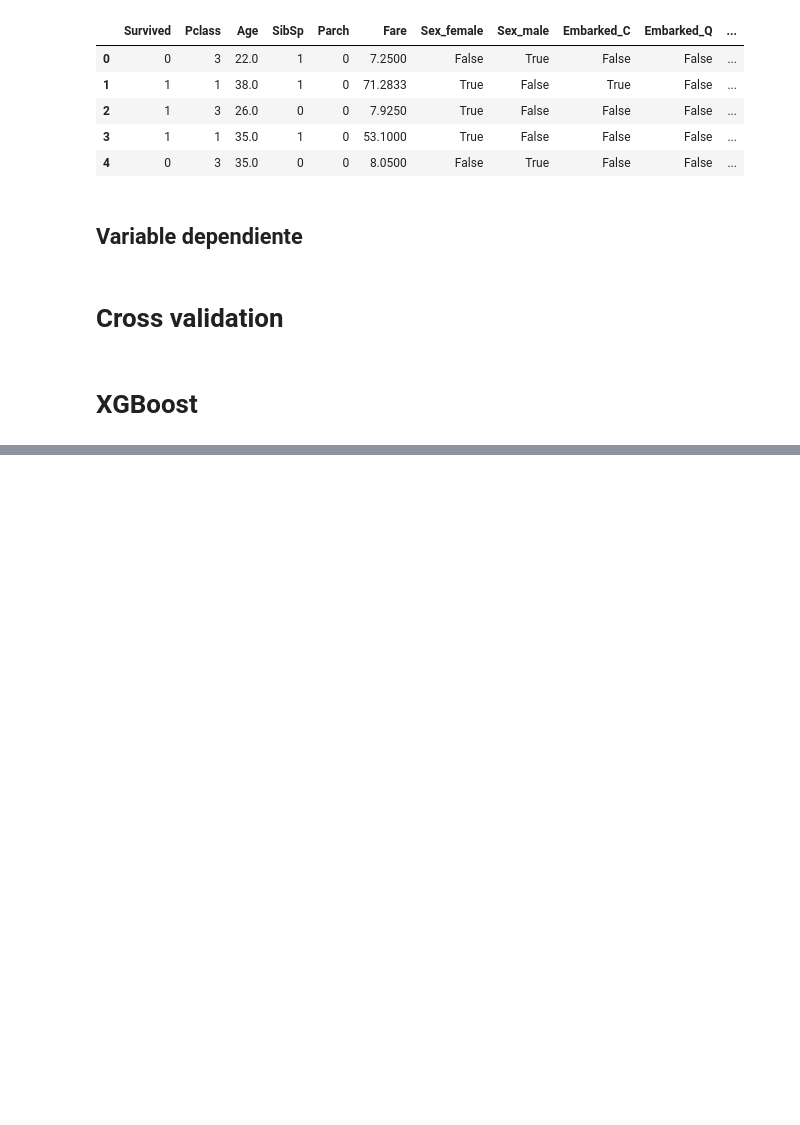
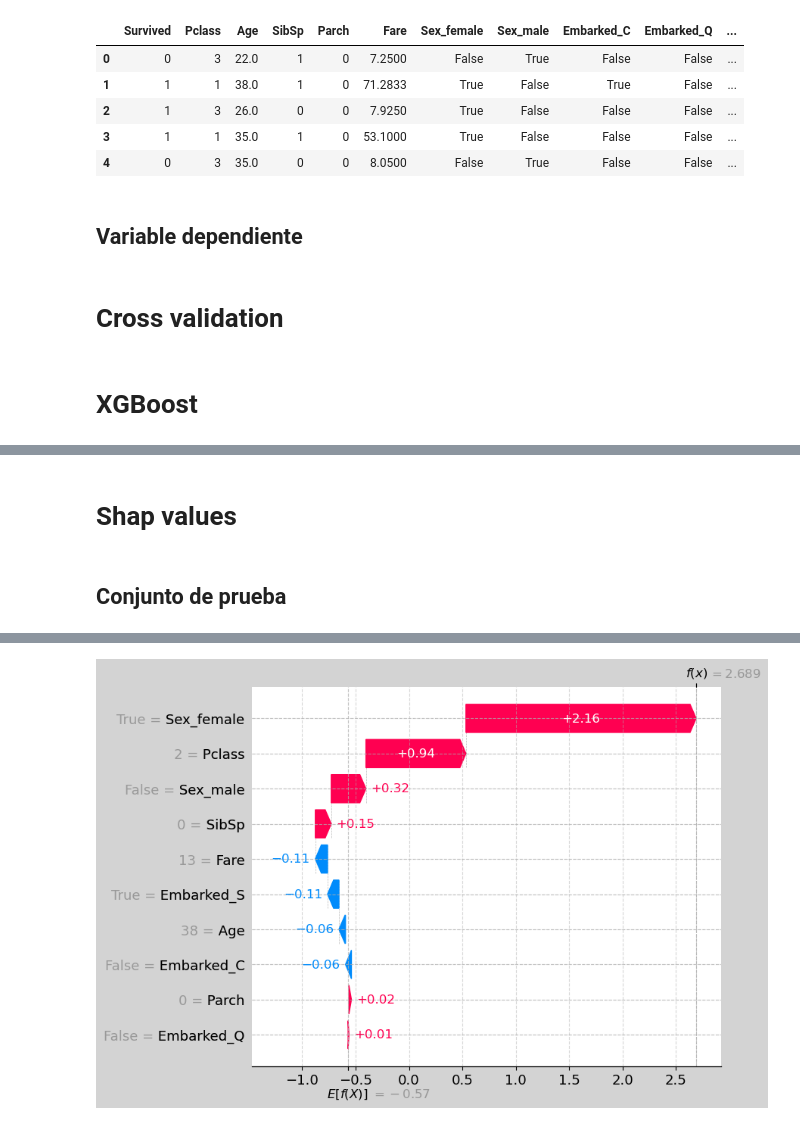
Before and after one commit to zayo1511/LabAprEst, a Jupyter notebook: Parcial4/TareaKMeans&Shap.ipynb, the cells around one changed output, grey strips where cells are left out. Drawn from its saved outputs; the diff is of its cells as text; code cells hidden in the pictures; blank space fills up the shorter version.

```diff
--- a/Parcial4/TareaKMeans&Shap.ipynb
+++ b/Parcial4/TareaKMeans&Shap.ipynb
@@ -164,6 +221,6 @@ X_train, X_test, y_train, y_test = train_test_split(X, y, test_size=0.2, random_
 # %% [markdown]
 # XGBoost
 # %%
-xgboost(X_train, X_test, y_train, y_test)
+model = xgboost(X_train, X_test, y_train, y_test)
 # %% [output]
 [0]     validation_0-logloss:0.64191    validation_1-logloss:0.64506
@@ -176,3 +233,10 @@ xgboost(X_train, X_test, y_train, y_test)
 [figure]
 AUC: 0.8970
 Gini: 0.7941
+# %% [markdown]
+# Shap values
+# %% [markdown]
+## Conjunto de prueba
+# %%
+X_shap, shap_values = shap_prueba(X_test, model, 0, 10)
+# %% [output]
@@ -178,0 +244 @@ Gini: 0.7941
+[figure, added]
```
Also changed, not shown: parts of 14 cells of this notebook.
